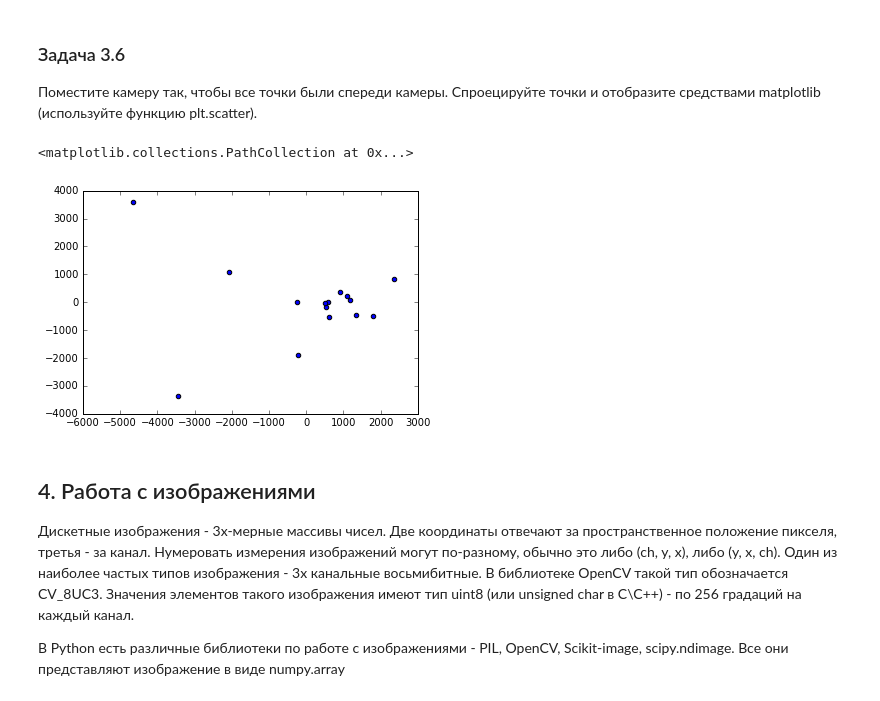
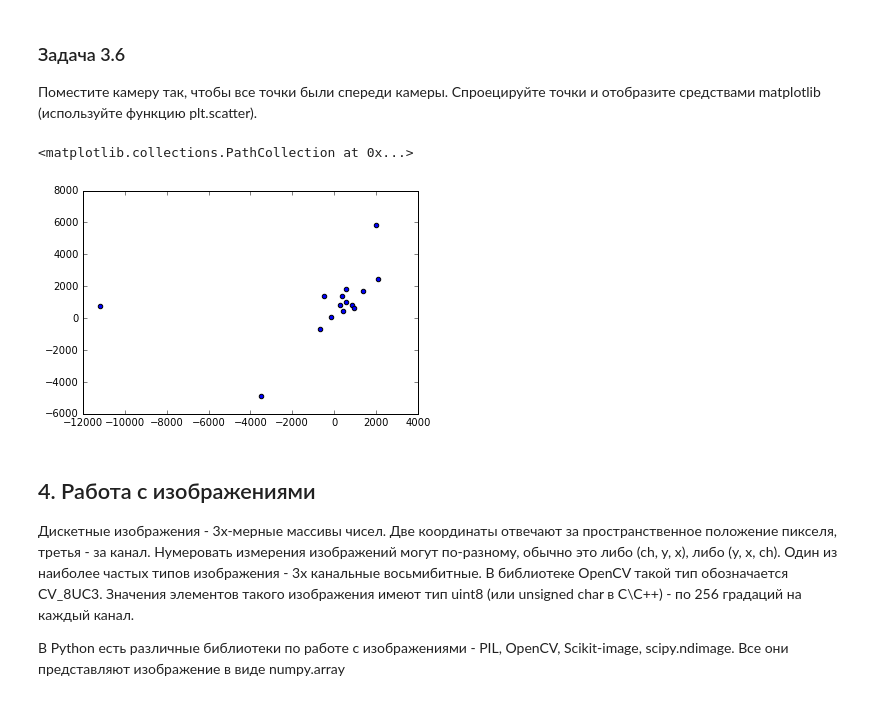
Before and after one commit to vicproon/camgeom, a Jupyter notebook: notebooks/geometry_and_monocular.ipynb, the cells around one changed output. Drawn from its saved outputs; the diff is of its cells as text; code cells hidden in the pictures.

```diff
--- a/notebooks/geometry_and_monocular.ipynb
+++ b/notebooks/geometry_and_monocular.ipynb
@@ -323,22 +323,22 @@ class Camera:
 # %%
 # решение задачи 3.6
 K = np.array([[9.842439e+02, 0.000000e+00, 6.900000e+02],
               [0.000000e+00, 9.808141e+02, 2.331966e+02],
               [0.000000e+00, 0.000000e+00, 1.000000e+00]], dtype='float64')
 R = np.eye(3, dtype='float64')
-t = np.array([0, 0, 0], dtype='float64') # продобрать t используя статистики по Points
+t = np.array([1, 1, 1], dtype='float64') # продобрать t используя статистики по Points
 img_size = (600, 800)
 cam = Camera(R=R, t=t, K=K, size=img_size)
 
 # дебаг-проверка
 # points3D = np.random.uniform(low=2,high=3,size=(10,3))
 
 projected_pts = cam.project(points3D)
 # plt.scatter ...
 plt.scatter(projected_pts[:, 0], projected_pts[:, 1])
 # %% [output]
 <matplotlib.collections.PathCollection at 0x...>
-[figure, old version]
+[figure, new version]
 # %% [markdown]
 ## 4. Работа с изображениями
 Дискетные изображения - 3х-мерные массивы чисел.
```
Also changed, not shown: parts of 11 cells of this notebook.
